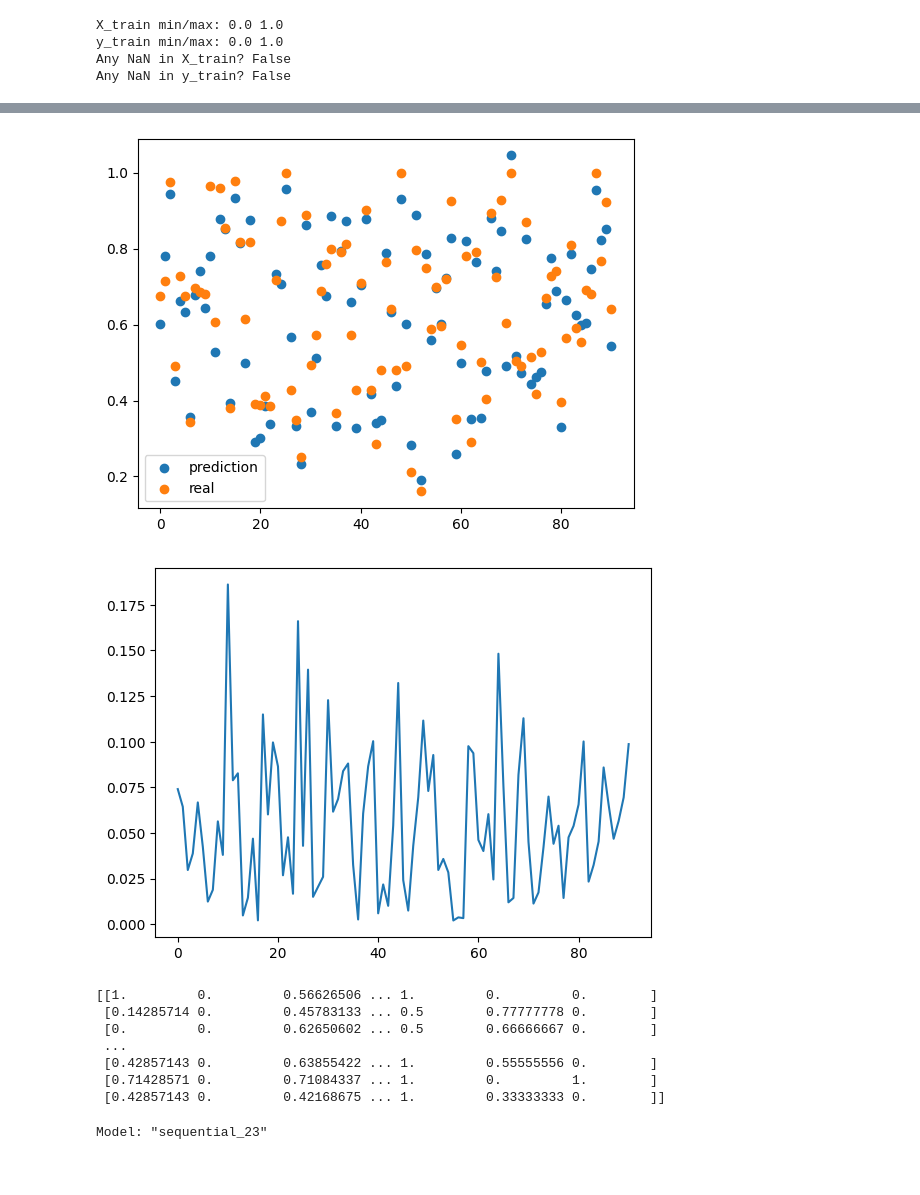
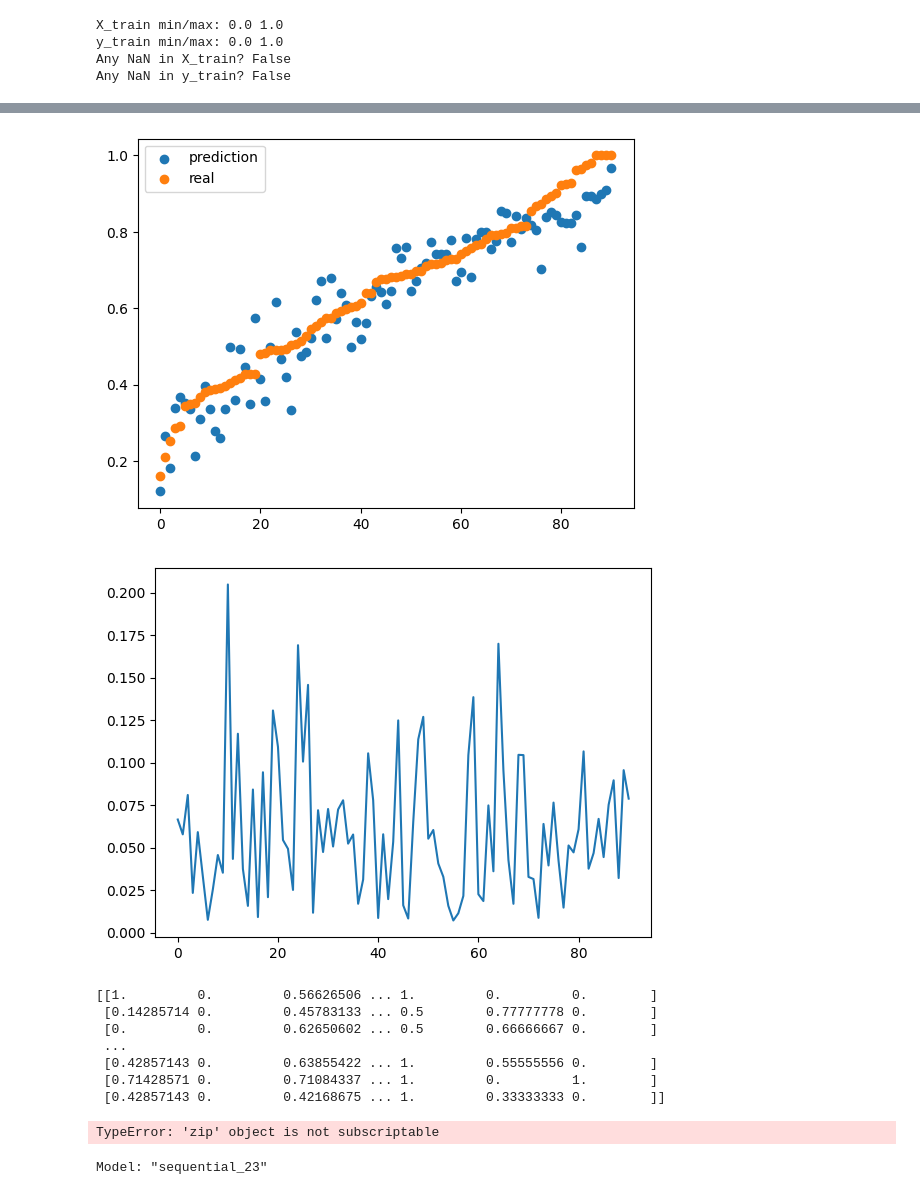
Before and after one commit to EnterN1me/InsaMachineLearningCourse, a Jupyter notebook: main.ipynb, the cells around one changed output, grey strips where cells are left out. Cells and saved outputs as stored; diff of their text form; code cells hidden in the pictures.

```diff
--- a/main.ipynb
+++ b/main.ipynb
@@ -136,21 +134,9 @@ dataset.corr()["exam_score"].plot(kind="bar")
 <Axes: >
 [figure]
 # %%
-dataset["age"]=(dataset["age"]-dataset["age"].min())/(dataset["age"].max()-dataset["age"].min())
-dataset["attendance_percentage"]=(dataset["attendance_percentage"]-dataset["attendance_percentage"].min())/(dataset["attendance_percentage"].max()-dataset["attendance_percentage"].min())
-dataset["diet_quality"]=(dataset["diet_quality"]-dataset["diet_quality"].min())/(dataset["diet_quality"].max()-dataset["diet_quality"].min())
-dataset["exercise_frequency"]=(dataset["exercise_frequency"]-dataset["exercise_frequency"].min())/(dataset["exercise_frequency"].max()-dataset["exercise_frequency"].min())
-dataset["extracurricular_participation"]=(dataset["extracurricular_participation"]-dataset["extracurricular_participation"].min())/(dataset["extracurricular_participation"].max()-dataset["extracurricular_participation"].min())
-dataset["gender"]=(dataset["gender"]-dataset["gender"].min())/(dataset["gender"].max()-dataset["gender"].min())
-dataset["internet_quality"]=(dataset["internet_quality"]-dataset["internet_quality"].min())/(dataset["internet_quality"].max()-dataset["internet_quality"].min())
-dataset["mental_health_rating"]=(dataset["mental_health_rating"]-dataset["mental_health_rating"].min())/(dataset["mental_health_rating"].max()-dataset["mental_health_rating"].min())
-dataset["netflix_hours"]=(dataset["netflix_hours"]-dataset["netflix_hours"].min())/(dataset["netflix_hours"].max()-dataset["netflix_hours"].min())
-dataset["parental_education_level"]=(dataset["parental_education_level"]-dataset["parental_education_level"].min())/(dataset["parental_education_level"].max()-dataset["parental_education_level"].min())
-dataset["sleep_hours"]=(dataset["sleep_hours"]-dataset["sleep_hours"].min())/(dataset["sleep_hours"].max()-dataset["sleep_hours"].min())
-dataset["social_media_hours"]=(dataset["social_media_hours"]-dataset["social_media_hours"].min())/(dataset["social_media_hours"].max()-dataset["social_media_hours"].min())
-dataset["study_hours_per_day"]=(dataset["study_hours_per_day"]-dataset["study_hours_per_day"].min())/(dataset["study_hours_per_day"].max()-dataset["study_hours_per_day"].min())
+for key in dataset.keys():
+    dataset[key]=(dataset[key]-dataset[key].min())/(dataset[key].max()-dataset[key].min())
 
-dataset["exam_score"]=(dataset["exam_score"]-dataset["exam_score"].min())/(dataset["exam_score"].max()-dataset["exam_score"].min())
 dataset
 # %% [output]
 |  | age | gender | study_hours_per_day | social_media_hours | netflix_hours | part_time_job | ... |
@@ -240,11 +226,10 @@ y_train min/max: 0.0 1.0
 Any NaN in X_train? False
 Any NaN in y_train? False
 # %%
-N1 = 14
-N2 = 5
-#N3 = 60
-N4 = 3
-N5 = 1
+N1 = 10
+N2 = 20
+N3 = 60
+N4 = 1
 
 epochs = 70 #2000 #3000
 
@@ -252,7 +237,7 @@ epochs = 70 #2000 #3000
 model = Sequential()
 model.add(Dense(N1, input_shape=(14,), activation='linear'))
 model.add(Dense(N2, activation='relu'))
-model.add(Dense(N4, activation='sigmoid'))
+model.add(Dense(N3, activation='relu'))
 model.add(Dense(1, activation='linear'))
 
 # compile the model
@@ -300,8 +284,9 @@ predictions = model.predict(X_test)
 predictions = predictions#.reshape(1,-1)
 
 fig, ax = plt.subplots()
-ax.scatter(range(len(predictions)),predictions,label="prediction")
-ax.scatter(range(len(y_test)),y_test,label="real")
+y_test_sort,predictions_sort = [val for val,_ in sorted(zip(y_test,predictions))], [val for _,val in sorted(zip(y_test,predictions))]
+ax.scatter(range(len(predictions)),predictions_sort,label="prediction")
+ax.scatter(range(len(y_test)),y_test_sort,label="real")
 ax.legend()
 plt.show()
 plt.plot(range(len(y_test)),abs(predictions-y_test),label="diff")
@@ -312,5 +297,5 @@ print(X_test)
-[figure, old version]
+[figure, new version]
-[figure, old version]
+[figure, new version]
 [[1.         0.         0.56626506 ... 1.         0.         0.        ]
  [0.14285714 0.         0.45783133 ... 0.5        0.77777778 0.        ]
  [0.         0.         0.62650602 ... 0.5        0.66666667 0.        ]
@@ -318,6 +303,10 @@ print(X_test)
  [0.42857143 0.         0.63855422 ... 1.         0.55555556 0.        ]
  [0.71428571 0.         0.71084337 ... 1.         0.         1.        ]
  [0.42857143 0.         0.42168675 ... 1.         0.33333333 0.        ]]
+# %%
+real_and_predict_y[0]
+# %% [output]
+TypeError: 'zip' object is not subscriptable
 # %%
 model.summary()
 print("weight :",model.get_weights())
```
Also changed, not shown: parts of 5 cells of this notebook.
